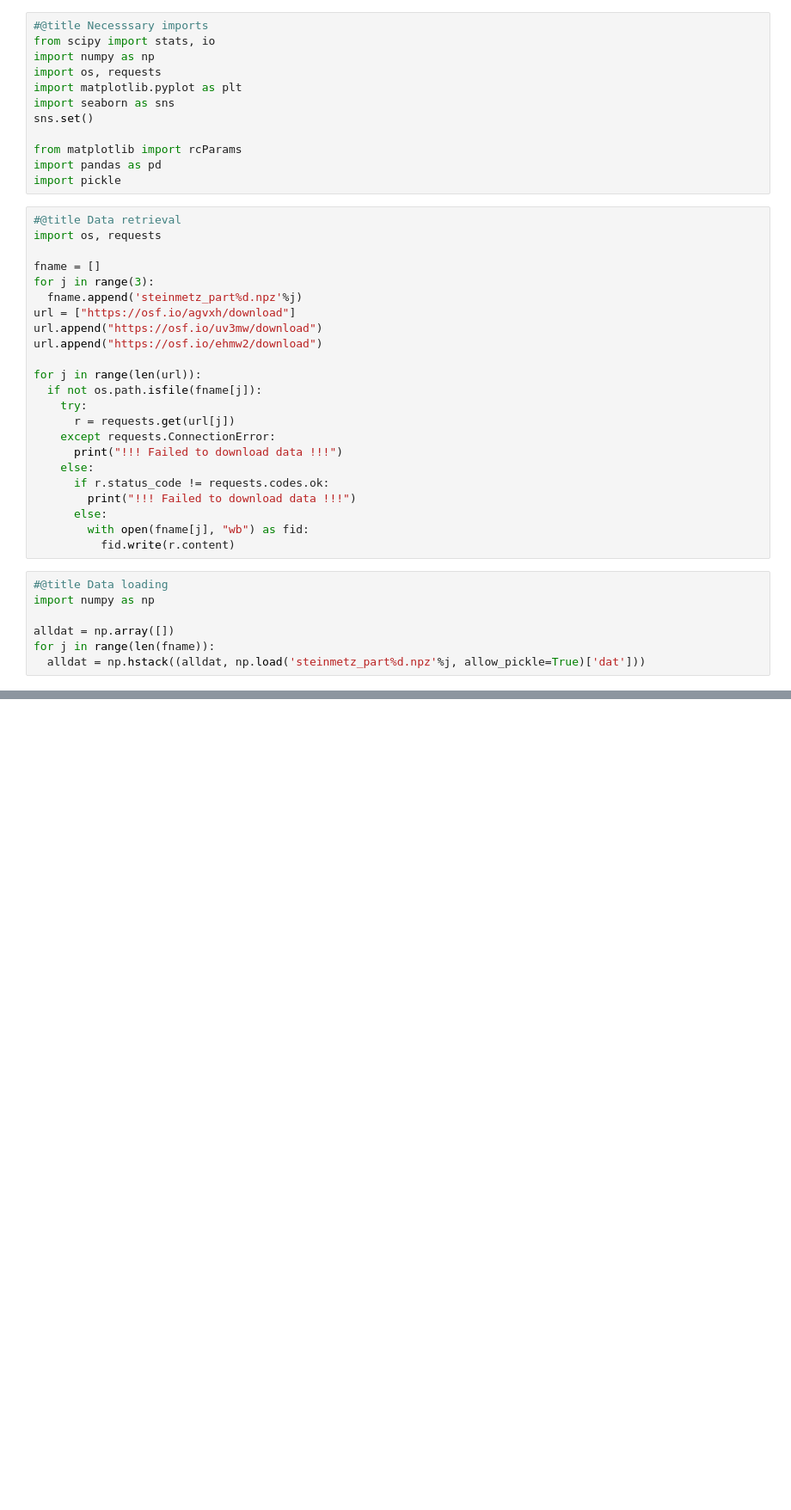
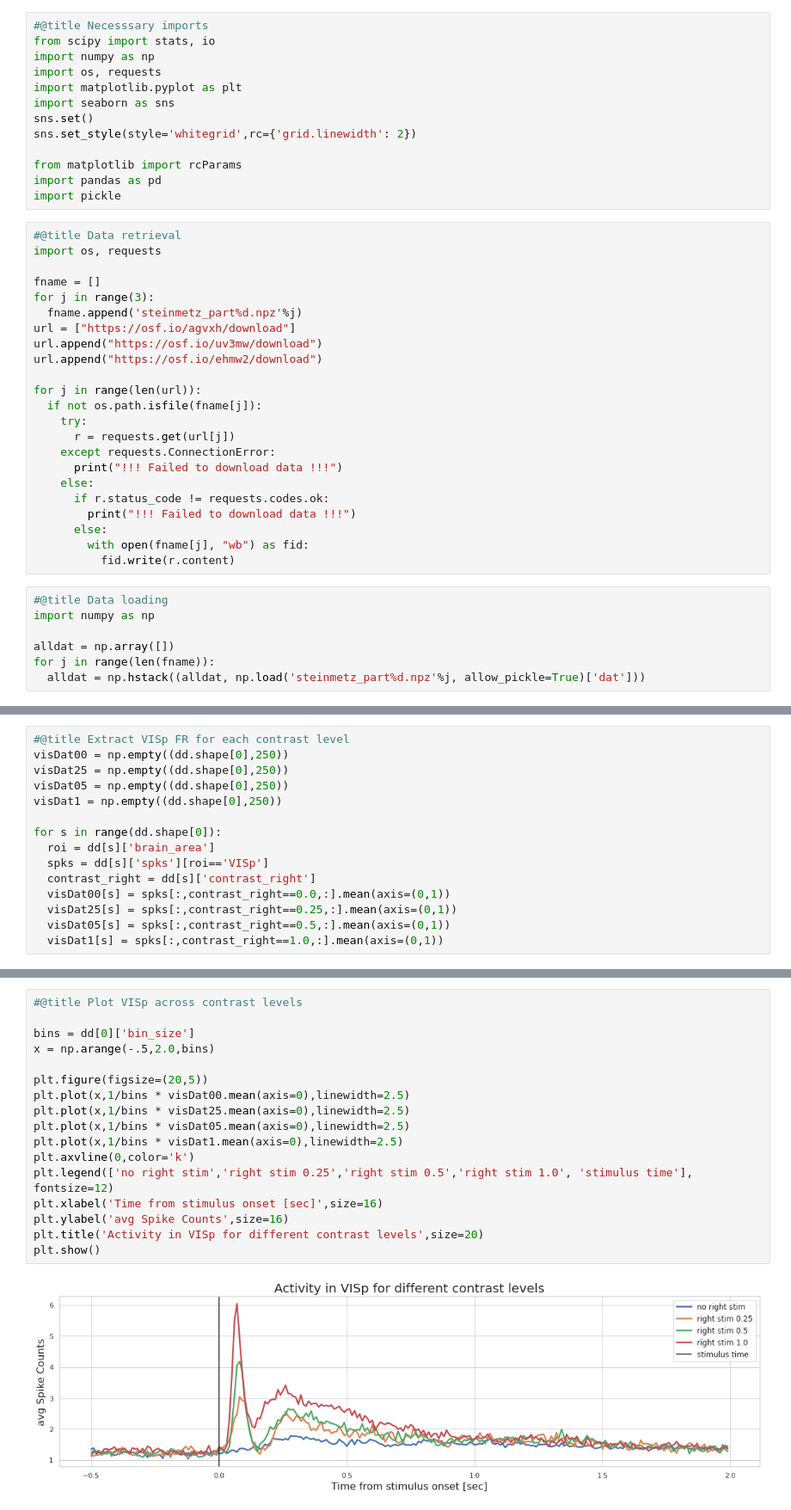
Before and after one commit to Bionerdess/NMA2021, a Jupyter notebook: NMA2021_Project.ipynb, the cells around one changed output, grey strips where cells are left out. Shown: that part at 86% size. Saved outputs shown, nothing was run; the diff lists cells and outputs as text; blank space fills up the shorter version.

```diff
--- a/NMA2021_Project.ipynb
+++ b/NMA2021_Project.ipynb
@@ -12,6 +12,7 @@ import os, requests
 import matplotlib.pyplot as plt
 import seaborn as sns
 sns.set()
+sns.set_style(style='whitegrid',rc={'grid.linewidth': 2})
 
 from matplotlib import rcParams
 import pandas as pd
@@ -77,0 +79,15 @@ dd.shape
+# %%
+#@title Extract VISp FR for each contrast level
+visDat00 = np.empty((dd.shape[0],250))
+visDat25 = np.empty((dd.shape[0],250))
+visDat05 = np.empty((dd.shape[0],250))
+visDat1 = np.empty((dd.shape[0],250))
+
+for s in range(dd.shape[0]):
+  roi = dd[s]['brain_area']
+  spks = dd[s]['spks'][roi=='VISp']
+  contrast_right = dd[s]['contrast_right']
+  visDat00[s] = spks[:,contrast_right==0.0,:].mean(axis=(0,1))
+  visDat25[s] = spks[:,contrast_right==0.25,:].mean(axis=(0,1))
+  visDat05[s] = spks[:,contrast_right==0.5,:].mean(axis=(0,1))
+  visDat1[s] = spks[:,contrast_right==1.0,:].mean(axis=(0,1))
@@ -77,0 +107,19 @@ dd.shape
+# %%
+#@title Plot VISp across contrast levels
+
+bins = dd[0]['bin_size']
+x = np.arange(-.5,2.0,bins)
+
+plt.figure(figsize=(20,5))
+plt.plot(x,1/bins * visDat00.mean(axis=0),linewidth=2.5)
+plt.plot(x,1/bins * visDat25.mean(axis=0),linewidth=2.5)
+plt.plot(x,1/bins * visDat05.mean(axis=0),linewidth=2.5)
+plt.plot(x,1/bins * visDat1.mean(axis=0),linewidth=2.5)
+plt.axvline(0,color='k')
+plt.legend(['no right stim','right stim 0.25','right stim 0.5','right stim 1.0', 'stimulus time'], fontsize=12)
+plt.xlabel('Time from stimulus onset [sec]',size=16)
+plt.ylabel('avg Spike Counts',size=16)
+plt.title('Activity in VISp for different contrast levels',size=20)
+plt.show()
+# %% [output]
+[figure, added]
```
Also changed, not shown: parts of 3 cells of this notebook.
